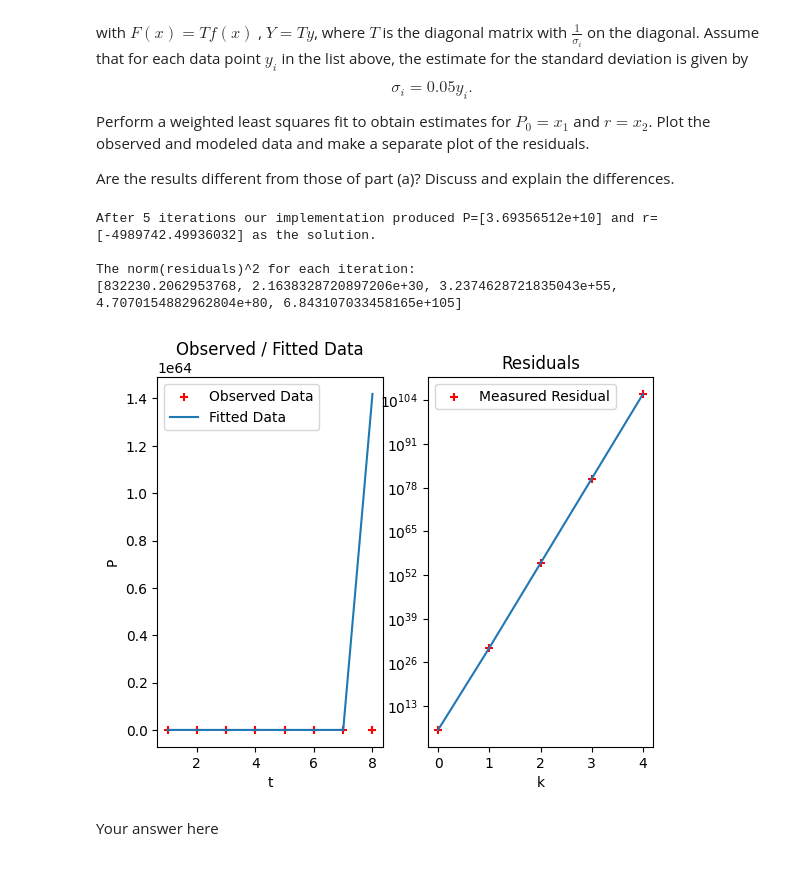
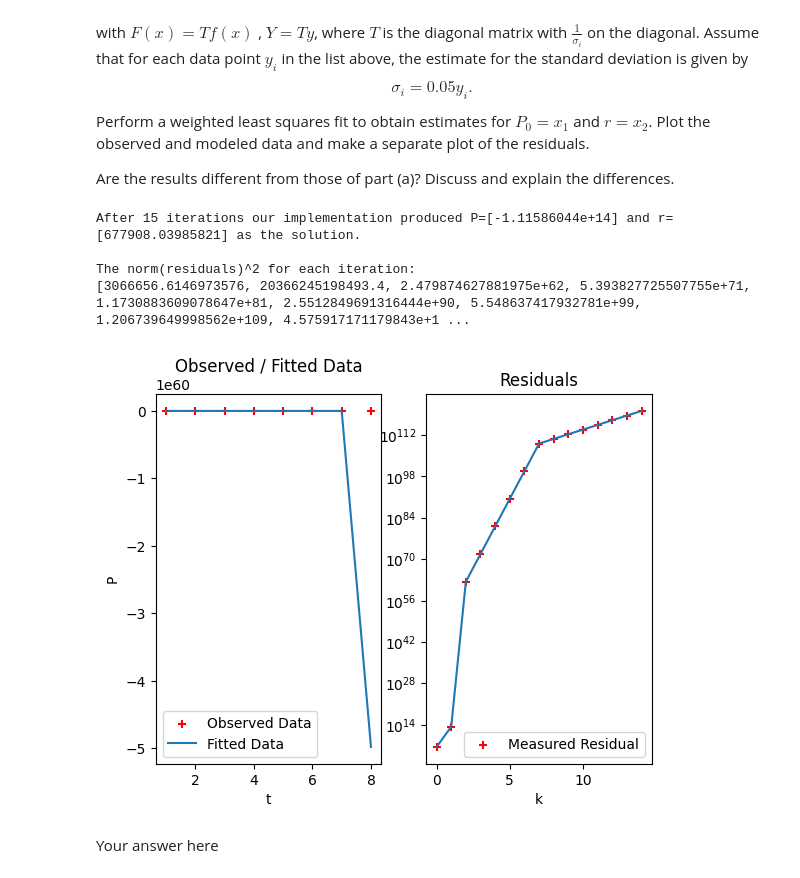
Before and after one commit to aM0NKE/NumericalAlgorithms, a Jupyter notebook: hw6_2022.ipynb, the cells around one changed output. Cells and saved outputs as stored; diff of their text form; code cells hidden in the pictures.

```diff
--- a/hw6_2022.ipynb
+++ b/hw6_2022.ipynb
@@ -147,12 +147,14 @@ Plot the observed and modeled data and make a separate plot of the residuals.
 
 Are the results different from those of part (a)? Discuss and explain the differences.
 # %%
+# NOTE: I don't think Newton has anything to do with this question?!
+
+# Returns wieghts matrix
 def getT(y, est=0.05):
     T = np.identity(len(y))
-    sigma = [(est * y_i) for y_i in y]
-    T = T / sigma*22
+    sigma = [(est * y_i)**2 for y_i in y]
+    T = T / sigma
     return T
-
 
 def weightedLS(K, x0, t, y, p=False):
     # store initial guess as current solution
@@ -174,38 +176,38 @@ def weightedLS(K, x0, t, y, p=False):
         jacobian = Jacobian(t, x[0], x[1])
 
         # solve Newton step
         s = np.linalg.lstsq(jacobian.T, -np.array([residuals]).T, rcond=None)[0]
 
         # update the current solution
         x = x + s
 
         # print info per iteration if flag set to True
         if p:
             print("ITERATION: {}".format(k))
             print("* T: \n{}".format(T))
             print("* Jacobian: \n{}".format(jacobian))
             print("* Residuals: \n{}".format(residuals))
             print("* Current x: \n{}".format(x))
             print("-----------------")
 
     # return solution and list of residuals
     return x, residuals_list
 
 y = [0.19, 0.36, 0.69, 1.3, 2.5, 4.7, 8.5, 14] # Data
 t = np.linspace(1,len(y),len(y)) # Time steps
-K = 5 # Max iterations
-x0 = np.array([[0.15],[2]]) # Initial Guess
+K = 15 # Max iterations
+x0 = np.array([[0],[1]]) # Initial Guess
 
 x, residuals_list = weightedLS(K, x0, t, y, p=False)
 print("After {} iterations our implementation produced P={} and r={} as the solution.\n".format(K, x[0], x[1]))
 print("The norm(residuals)^2 for each iteration: \n{}".format(residuals_list))
 plotFit(K, t, y, x, residuals_list)
 # %% [output]
-After 5 iterations our implementation produced P=[3.69356512e+10] and r=[-4989742.49936032] as the solution.
+After 15 iterations our implementation produced P=[-1.11586044e+14] and r=[677908.03985821] as the solution.
 
 The norm(residuals)^2 for each iteration:
-[832230.2062953768, 2.1638328720897206e+30, 3.2374628721835043e+55, 4.7070154882962804e+80, 6.843107033458165e+105]
+[3066656.6146973576, 20366245198493.4, 2.479874627881975e+62, 5.393827725507755e+71, 1.1730883609078647e+81, 2.5512849691316444e+90, 5.548637417932781e+99, 1.206739649998562e+109, 4.575917171179843e+1 ...
-[figure, old version]
+[figure, new version]
 # %% [markdown]
 Your answer here
 # %% [markdown]
```
